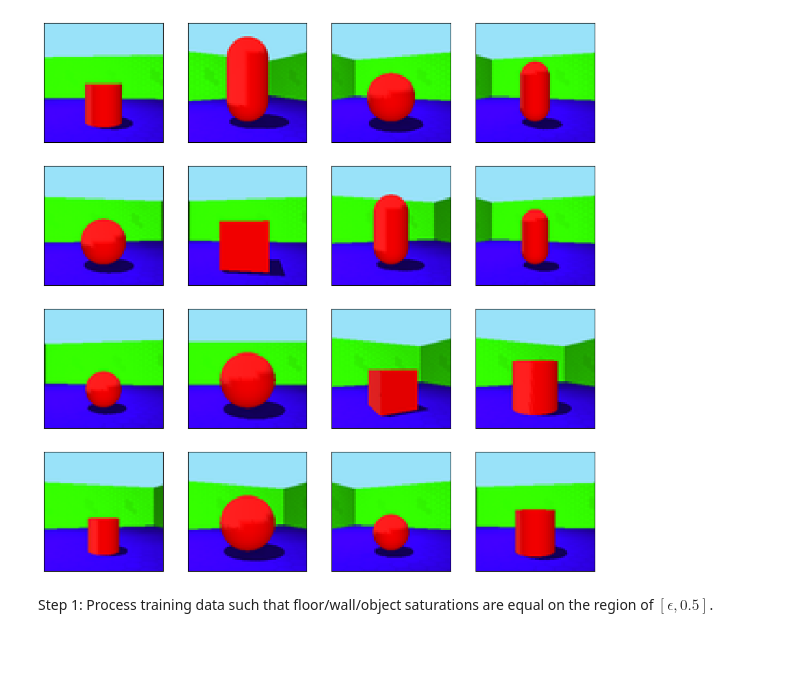
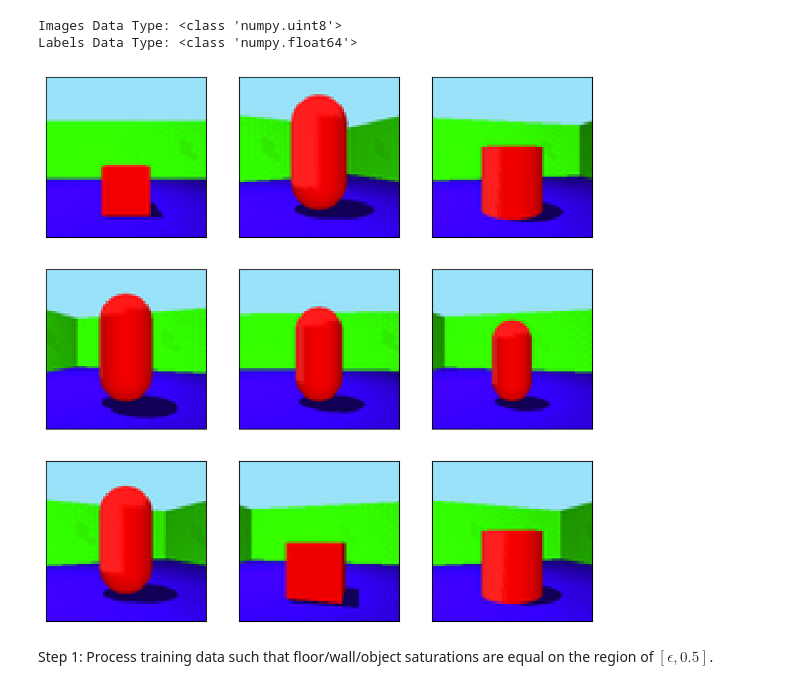
Before and after one commit to yy0555/SaturationShifted3dshapes, a Jupyter notebook: 3dshapes_saturation.ipynb, the cells around one changed output. Drawn from its saved outputs; the diff is of its cells as text; code cells hidden in the pictures; blank space fills up the shorter version.

Commit message:
Updated Datatype

```diff
--- a/3dshapes_saturation.ipynb
+++ b/3dshapes_saturation.ipynb
@@ -1,33 +1,38 @@
 # %%
 # Load python modules
 import numpy as np, cv2, sys
 from tqdm import tqdm
 from matplotlib import pyplot as plt
 np.set_printoptions(suppress=True)
 # Load filtered image and label data sampled from 3dshapes_filtered.ipynb
 images = np.load("3dshapesfiltered.npy")
 labels = np.load("3dshapeslabel.npy")
 # Define visualisation function from https://github.com/google-deepmind/3d-shapes
 def show_images_grid(images, num_samples, num_images=25, random=False):
     ncols = int(np.ceil(num_images**0.5))
     nrows = int(np.ceil(num_images / ncols))
     _, axes = plt.subplots(ncols, nrows, figsize=(nrows*3, ncols*3))
     axes = axes.flatten()
     for ax_i, ax in enumerate(axes):
         if ax_i < num_images:
             if random:
                 ax_i = np.random.choice(num_samples, 1)
-                ax.imshow(images[int(ax_i[0])], cmap='Greys_r', interpolation='nearest')
+                ax.imshow((images[int(ax_i[0])]/255.0).astype(np.float32), cmap='Greys_r', interpolation='nearest')
             else:
-                ax.imshow(images[ax_i], cmap='Greys_r', interpolation='nearest')
+                ax.imshow((images[ax_i]/255.0).astype(np.float32), cmap='Greys_r', interpolation='nearest')
             ax.set_xticks([])
             ax.set_yticks([])
         else:
             ax.axis('off')
 # Sanity check loaded images
-show_images_grid(images, num_samples=480, num_images=16, random=True)
+show_images_grid(images, num_samples=480, num_images=9, random=True)
+# Sanity check datatype
+print("Images Data Type:", type(images[0][0][0][0]))
+print("Labels Data Type:", type(labels[0]))
 # %% [output]
+Images Data Type: <class 'numpy.uint8'>
+Labels Data Type: <class 'numpy.float64'>
-[figure, old version]
+[figure, new version]
 # %% [markdown]
 Step 1: Process training data such that floor/wall/object saturations are equal on the region of $\left[\epsilon, 0.5\right]$.
 # %%
```
Also changed, not shown: parts of 3 cells of this notebook, 3 other files.
